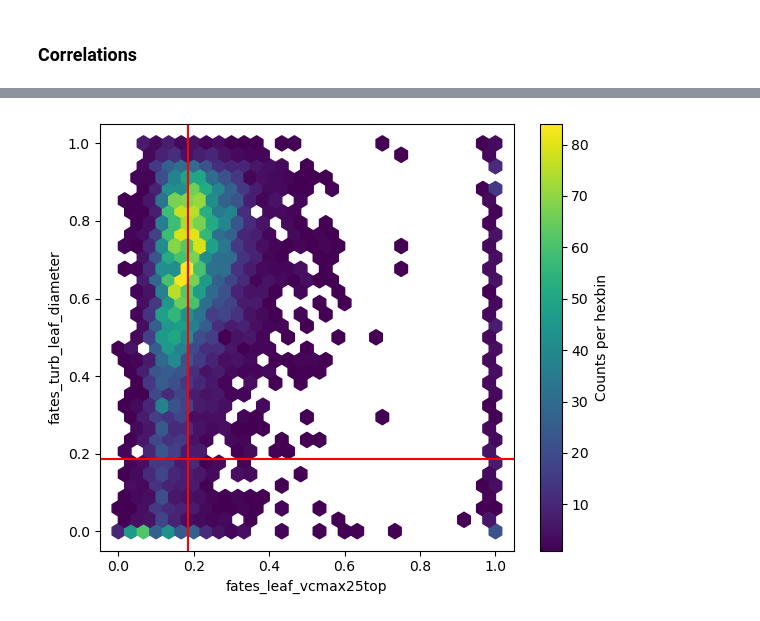
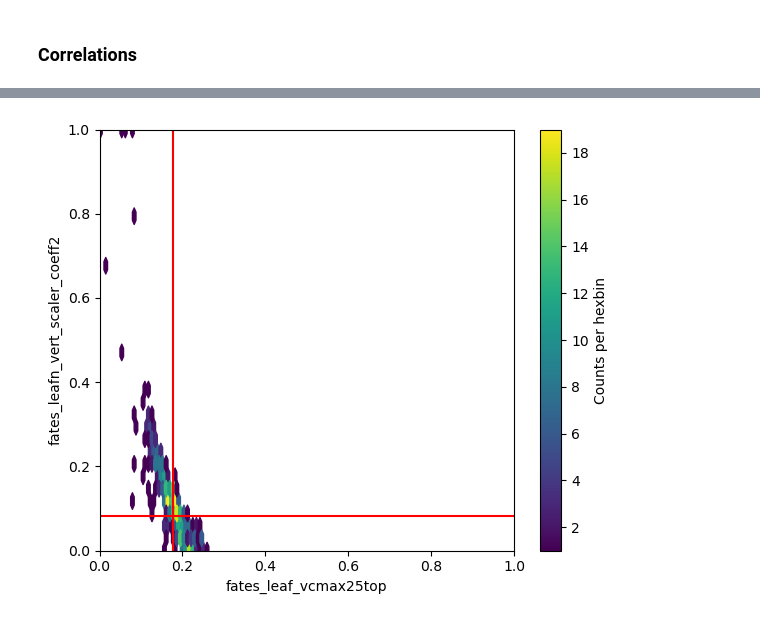
Before and after one commit to adrifoster/fates_calibration_library, a Jupyter notebook: notebooks/InvestigateCalibration.ipynb, the cells around one changed output, grey strips where cells are left out. Drawn from its saved outputs; the diff is of its cells as text; code cells hidden in the pictures.

```diff
--- a/notebooks/InvestigateCalibration.ipynb
+++ b/notebooks/InvestigateCalibration.ipynb
@@ -174,9 +201,6 @@ all_pfts = [str(pft).replace("b'", "").replace("'", "").strip() for pft in defau
 # normalized values for parameters
 default_norm = pd.read_csv(os.path.join(param_dir, 'normalized_parameters.csv'), index_col=[0])
 
-# variables to calibrate
-calibration_vars = ['GPP', 'EFLX_LH_TOT', 'FSH', 'EF']
-
 # information about variables
 obs_config_file = '/glade/work/afoster/FATES_calibration/fates_calibration_library/configs/ilamb_conversion.yaml'
 obs_config = utils.get_config_file(obs_config_file)
@@ -185,6 +209,10 @@ obs_config = utils.get_config_file(obs_config_file)
 pft_id_config = '/glade/work/afoster/FATES_calibration/fates_calibration_library/configs/fates_pft_ids.yaml'
 pft_ids = utils.get_config_file(pft_id_config)
 
+# calibration vars
+calib_vars_config = '/glade/work/afoster/FATES_calibration/emulator_configs/calibration_vars.yaml'
+calib_vars = utils.get_config_file(calib_vars_config)
+
 # parameter calibration information
 param_list_name = "param_list_sci.1.85.1_api.40.0.0.xls"
 param_list_file = os.path.join(param_dir, param_list_name)
@@ -221,9 +249,10 @@ obs = pd.read_csv(ens_dict[ensemble]['obs_df'], index_col=[0])
 ### PFT Investigation
 # %%
 # choose pft
-pft = 1
+pft = 13
 pft_name = all_pfts[pft-1]
 pft_id = pft_ids[pft_name]
+calibration_vars = calib_vars[pft_id]
 # %% [markdown]
 Load emulators and subset observations
 # %%
@@ -244,4 +273,5 @@ emulators, targets, sds = em.prep_calibration_data(obs_pft, calibration_vars,
 ### Calibrated parameter ensemble
 # %%
 # get calibrated parameter distribution
-calib_df = em.get_calibrated_distribution(os.path.join(out_dir, f"{pft}_outputs"))
+calib_df = em.get_calibrated_distribution(os.path.join(out_dir,
+                                                       f"{pft}_outputs"))
@@ -248,4 +282,4 @@ calib_df = em.get_calibrated_distribution(os.path.join(out_dir, f"{pft}_outputs"
 # %%
 # subset based on emulators
 df_subset = subset_calibrated_ensemble(calib_df, param_names, X_default_all,
-                                       calibration_vars)
+                                       calibration_vars, plot_output=True, imp_tol=0.1)
@@ -396,18 +355,20 @@ rescaled_values
 # %%
-i = 5
-j = 12
+i = 4
+j = 6
 pars = df_subset.columns
 x = df_subset[pars[i]]
 y = df_subset[pars[j]]
 
 plt.figure(figsize=(6, 5))
 hb = plt.hexbin(x, y, gridsize=30, cmap='viridis', mincnt=1)
 plt.axvline(x=final_pars[pars[i]].values, color='r', linestyle='-')
 plt.axhline(y=final_pars[pars[j]].values, color='r', linestyle='-')
 plt.colorbar(hb, label='Counts per hexbin')
 plt.xlabel(pars[i])
 plt.ylabel(pars[j])
+plt.ylim((0, 1))
+plt.xlim((0, 1))
 plt.tight_layout()
 plt.show()
 # %% [output]
-[figure, old version]
+[figure, new version]
```
Also changed, not shown: parts of 23 cells of this notebook, 9 other files.
